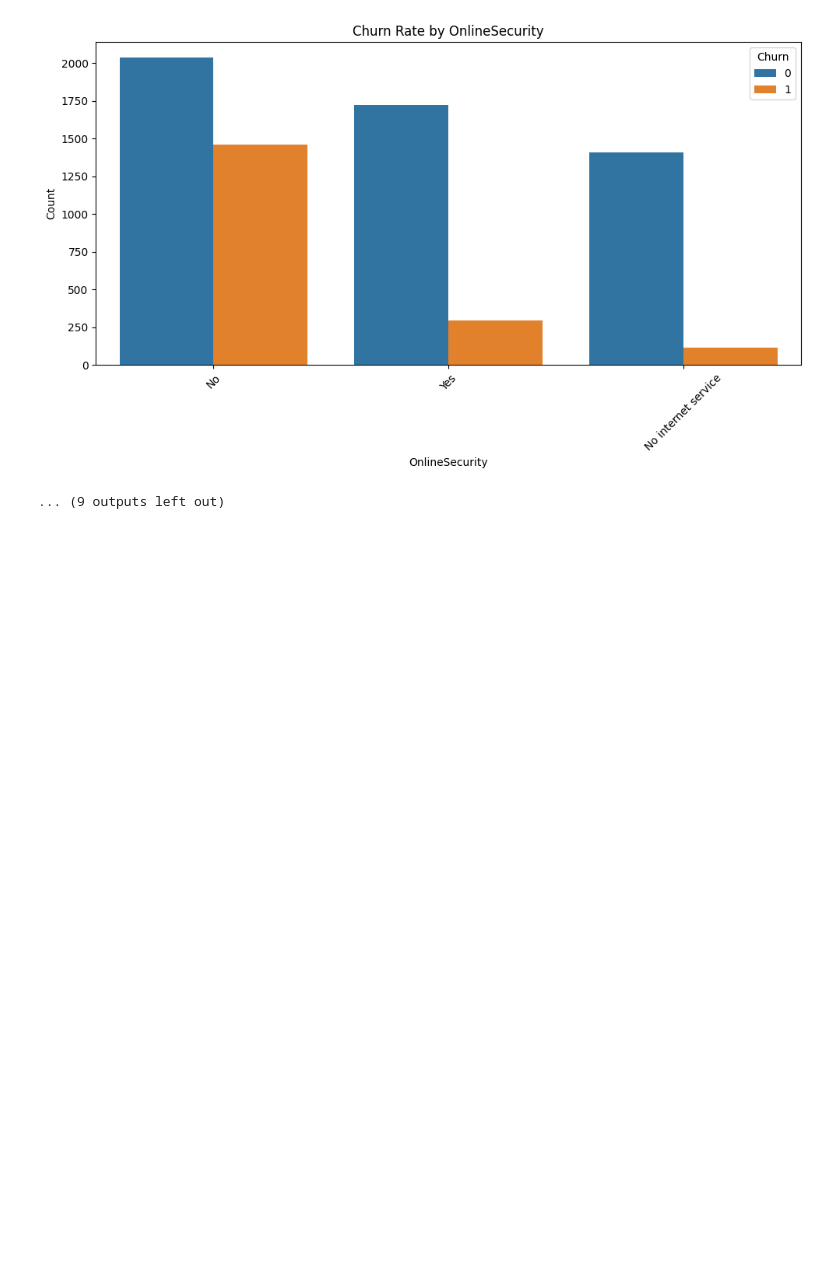
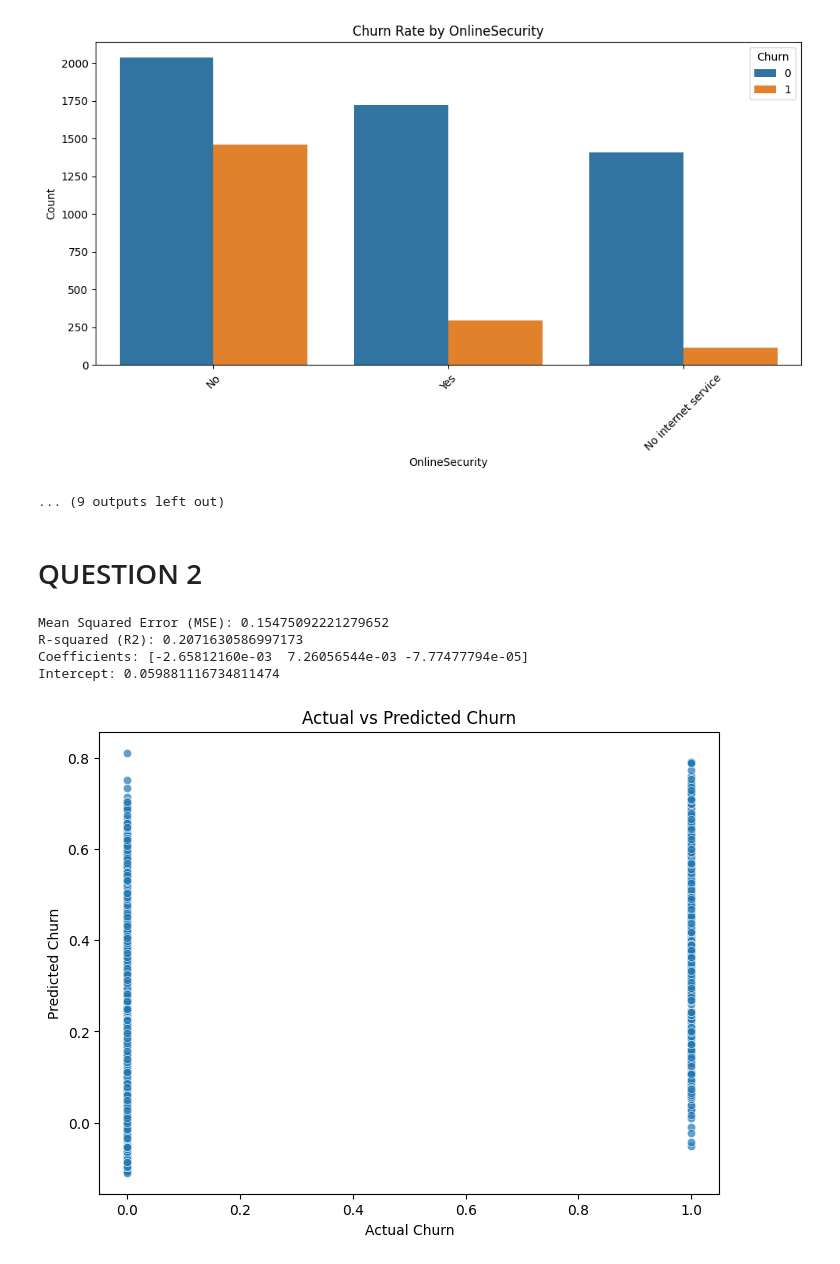
Before and after one commit to ag826/AIPI590_XAI_F25, a Jupyter notebook: AIPI509_XAI_.ipynb, the cells around one changed output. Saved outputs shown, nothing was run; the diff lists cells and outputs as text; code cells hidden in the pictures; blank space fills up the shorter version.

```diff
--- a/AIPI509_XAI_.ipynb
+++ b/AIPI509_XAI_.ipynb
@@ -146,3 +173,52 @@ plt.show()
 [figure]
 [figure]
 ... (9 outputs left out)
+# %% [markdown]
+# QUESTION 2
+# %%
+# Select features and target variable
+features = [
+    "tenure",
+    "MonthlyCharges",
+    "TotalCharges",
+]  # Numerical features for simplicity
+X = df[features]
+y = df["Churn"]
+
+# Split the data into training and testing sets
+X_train, X_test, y_train, y_test = train_test_split(
+    X, y, test_size=0.3, random_state=42
+)
+
+# Build a linear regression model
+linear_model = LinearRegression()
+linear_model.fit(X_train, y_train)
+
+# Predict on the test set
+y_pred = linear_model.predict(X_test)
+
+# Evaluate the model's performance
+mse = mean_squared_error(y_test, y_pred)
+r2 = r2_score(y_test, y_pred)
+coefficients = linear_model.coef_
+intercept = linear_model.intercept_
+
+# Print results
+print("Mean Squared Error (MSE):", mse)
+print("R-squared (R2):", r2)
+print("Coefficients:", coefficients)
+print("Intercept:", intercept)
+
+# Plot actual vs predicted values
+plt.figure(figsize=(8, 6))
+sns.scatterplot(x=y_test, y=y_pred, alpha=0.7)
+plt.title("Actual vs Predicted Churn")
+plt.xlabel("Actual Churn")
+plt.ylabel("Predicted Churn")
+plt.show()
+# %% [output]
+Mean Squared Error (MSE): 0.15475092221279652
+R-squared (R2): 0.2071630586997173
+Coefficients: [-2.65812160e-03  7.26056544e-03 -7.77477794e-05]
+Intercept: 0.059881116734811474
+[figure, added]
```
Also changed, not shown: parts of 7 cells of this notebook.
